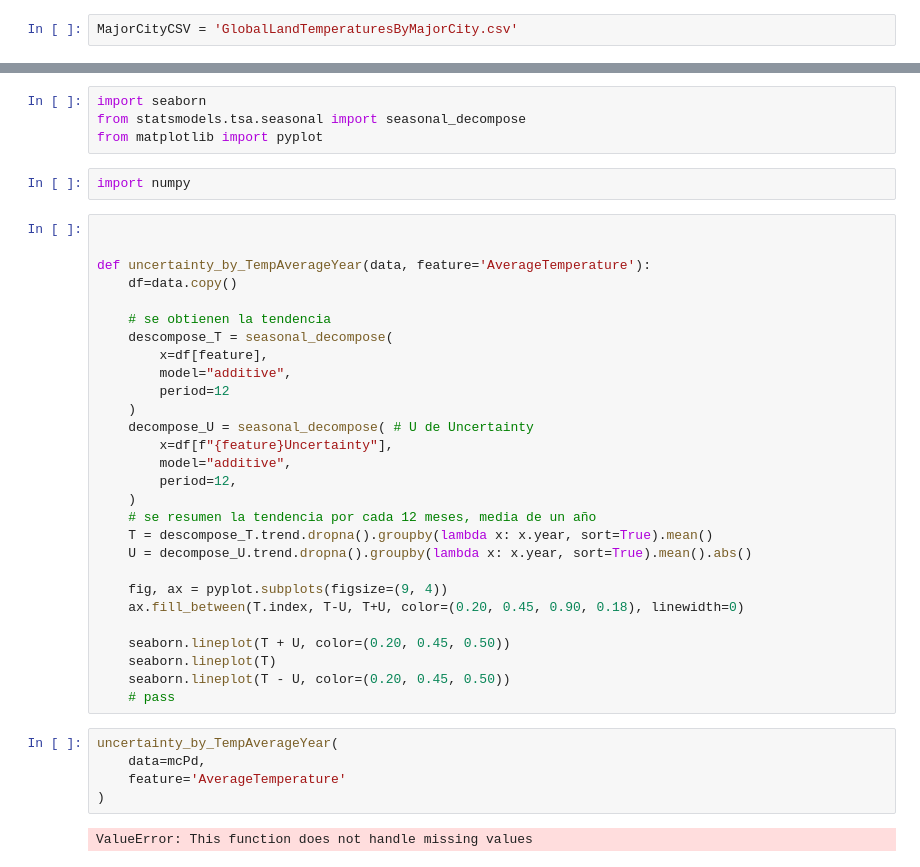
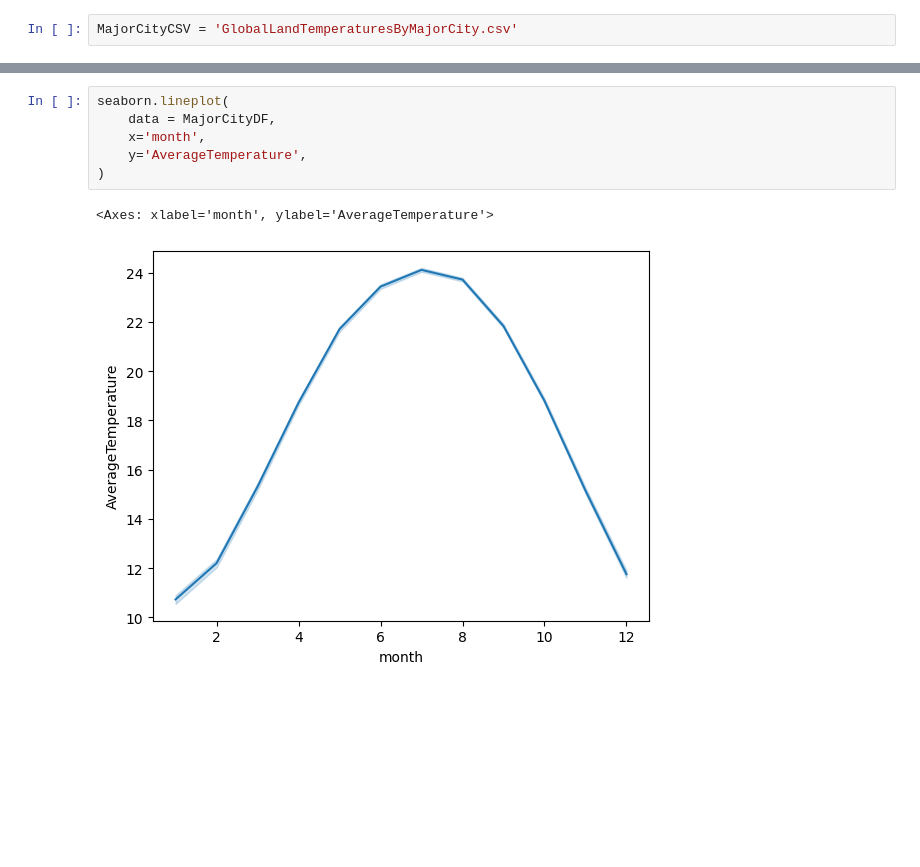
Before and after one commit to Axoluther/astronomia, a Jupyter notebook: tarea3/tarea_3_aaron_vargas.ipynb, the cells around one changed output, grey strips where cells are left out. Cells and saved outputs as stored; diff of their text form; blank space fills up the shorter version.

```diff
--- a/tarea3/tarea_3_aaron_vargas.ipynb
+++ b/tarea3/tarea_3_aaron_vargas.ipynb
@@ -61,44 +96,12 @@ seaborn.lineplot(
 # %% [output]
 <Axes: xlabel='year', ylabel='AverageTemperature'>
 [figure]
-# %%
-import seaborn
-from statsmodels.tsa.seasonal import seasonal_decompose
-from matplotlib import pyplot
-# %%
-import numpy
-# %%
-
-
-def uncertainty_by_TempAverageYear(data, feature='AverageTemperature'):
-    df=data.copy()
-
-    # se obtienen la tendencia
-    descompose_T = seasonal_decompose(
-        x=df[feature],
-        model="additive",
-        period=12
-    )
-    decompose_U = seasonal_decompose( # U de Uncertainty
-        x=df[f"{feature}Uncertainty"],
-        model="additive",
-        period=12,
-    )
-    # se resumen la tendencia por cada 12 meses, media de un año
-    T = descompose_T.trend.dropna().groupby(lambda x: x.year, sort=True).mean()
-    U = decompose_U.trend.dropna().groupby(lambda x: x.year, sort=True).mean().abs()
-
-    fig, ax = pyplot.subplots(figsize=(9, 4))
-    ax.fill_between(T.index, T-U, T+U, color=(0.20, 0.45, 0.90, 0.18), linewidth=0)
-
-    seaborn.lineplot(T + U, color=(0.20, 0.45, 0.50))
-    seaborn.lineplot(T)
-    seaborn.lineplot(T - U, color=(0.20, 0.45, 0.50))
-    # pass
-# %%
-uncertainty_by_TempAverageYear(
-    data=mcPd,
-    feature='AverageTemperature'
-)
-# %% [output]
-ValueError: This function does not handle missing values
+# %%
+seaborn.lineplot(
+    data = MajorCityDF,
+    x='month',
+    y='AverageTemperature',
+)
+# %% [output]
+<Axes: xlabel='month', ylabel='AverageTemperature'>
+[figure, added]
```
Also changed, not shown: parts of 10 cells of this notebook.
